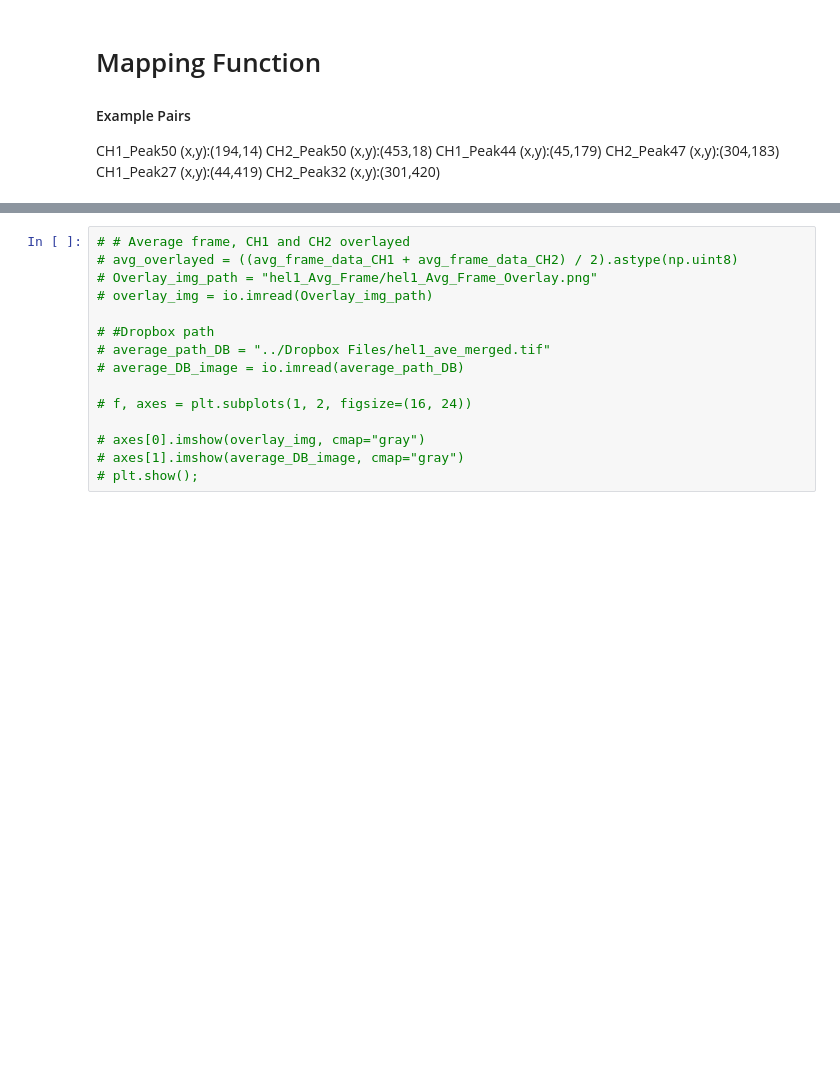
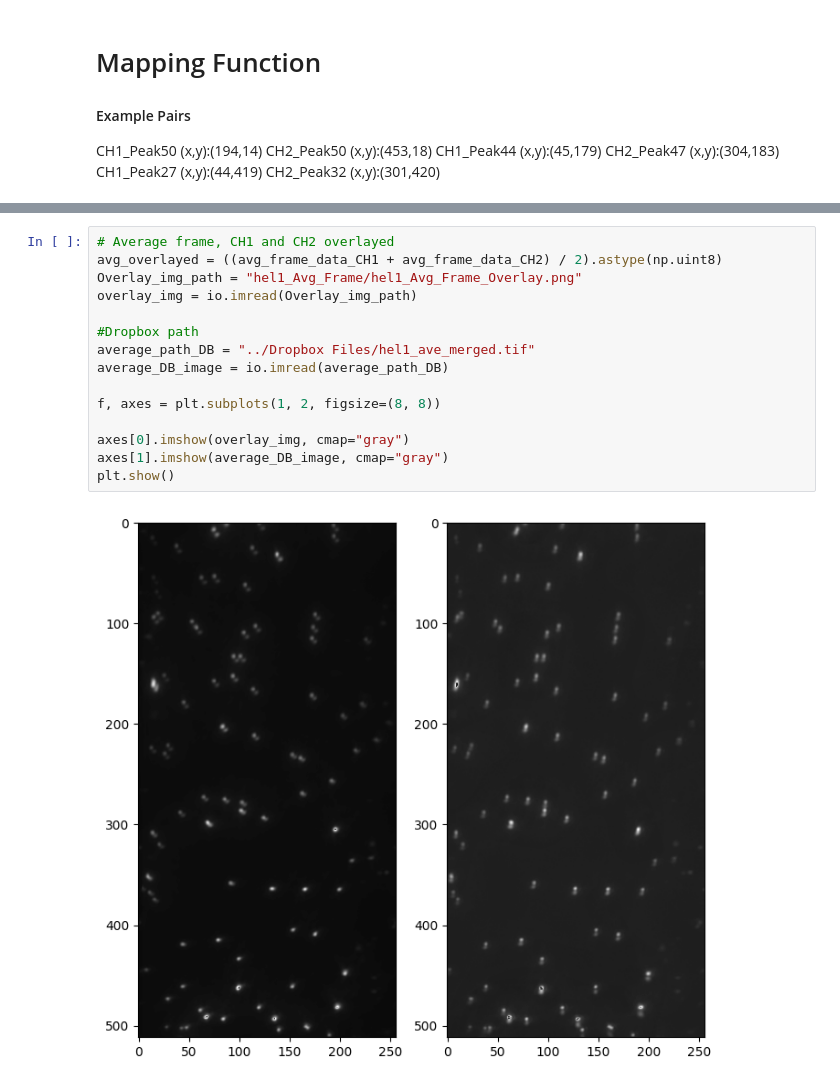
Before and after one commit to ljhason/smImaging-Exploration, a Jupyter notebook: img_avg_map/Mapping.ipynb, the cells around one changed output, grey strips where cells are left out. Drawn from its saved outputs; the diff is of its cells as text; blank space fills up the shorter version.

```diff
--- a/img_avg_map/Mapping.ipynb
+++ b/img_avg_map/Mapping.ipynb
@@ -199,16 +362,18 @@ array2 = np.array([50, 47, 32])
 # %%
-# # Average frame, CH1 and CH2 overlayed
-# avg_overlayed = ((avg_frame_data_CH1 + avg_frame_data_CH2) / 2).astype(np.uint8)
-# Overlay_img_path = "hel1_Avg_Frame/hel1_Avg_Frame_Overlay.png"
-# overlay_img = io.imread(Overlay_img_path)
+# Average frame, CH1 and CH2 overlayed
+avg_overlayed = ((avg_frame_data_CH1 + avg_frame_data_CH2) / 2).astype(np.uint8)
+Overlay_img_path = "hel1_Avg_Frame/hel1_Avg_Frame_Overlay.png"
+overlay_img = io.imread(Overlay_img_path)
 
-# #Dropbox path
-# average_path_DB = "../Dropbox Files/hel1_ave_merged.tif"
-# average_DB_image = io.imread(average_path_DB)
+#Dropbox path
+average_path_DB = "../Dropbox Files/hel1_ave_merged.tif"
+average_DB_image = io.imread(average_path_DB)
 
-# f, axes = plt.subplots(1, 2, figsize=(16, 24))
+f, axes = plt.subplots(1, 2, figsize=(8, 8))
 
-# axes[0].imshow(overlay_img, cmap="gray")
-# axes[1].imshow(average_DB_image, cmap="gray")
-# plt.show();
+axes[0].imshow(overlay_img, cmap="gray")
+axes[1].imshow(average_DB_image, cmap="gray")
+plt.show()
+# %% [output]
+[figure, added]
 # %%
```
Also changed, not shown: parts of 32 cells of this notebook, 1 other file.
